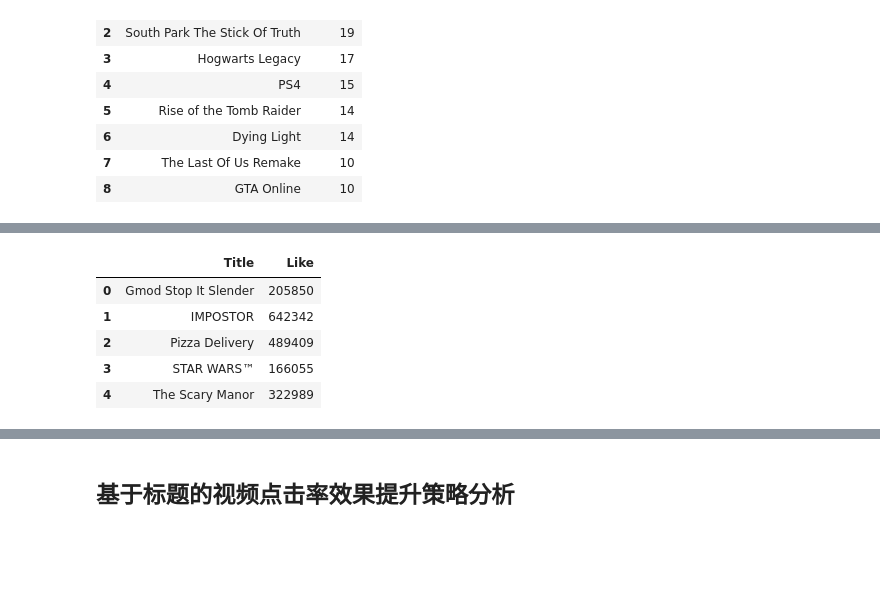
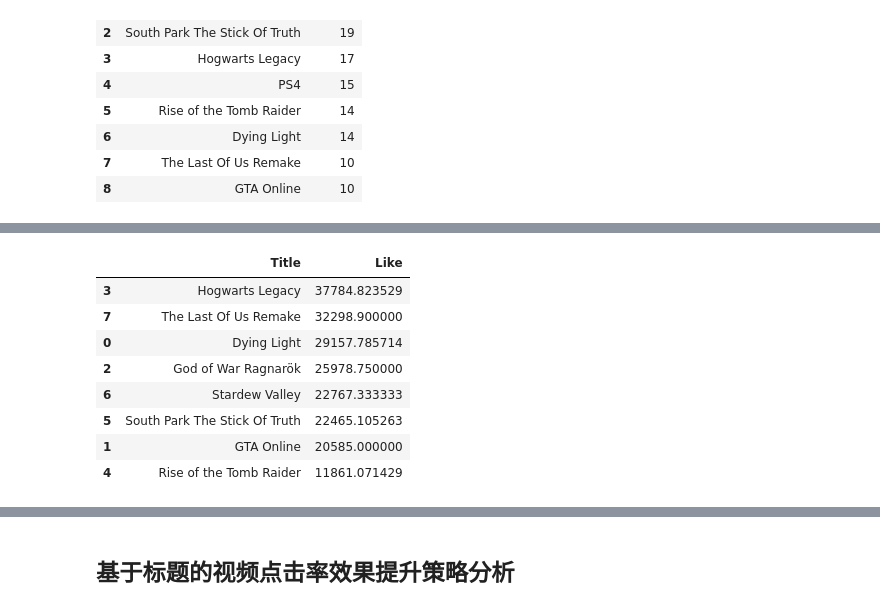
Before and after one commit to CoolBoy-beep/CoolBoy-beep.github.io, a Jupyter notebook: 基于HeartRocker泰国游戏主播的游戏市场调查.ipynb, the cells around one changed output, grey strips where cells are left out. Drawn from its saved outputs; the diff is of its cells as text; code cells hidden in the pictures; blank space fills up the shorter version.

```diff
--- a/基于HeartRocker泰国游戏主播的游戏市场调查.ipynb
+++ b/基于HeartRocker泰国游戏主播的游戏市场调查.ipynb
@@ -461,25 +447,30 @@ CLike
 # %%
 sum=0
 OLike=[]
 RLike=[]
-for i in range(len(Clike)):
+for i in range(len(CLike)):
     for k in TryT['Txt']:
-        if k == Clike['Txt'].iloc[sum]:
-            OLike.append(Clike['Like'].iloc[sum])
+        if k == CLike['Txt'].iloc[sum]:
+            OLike.append(CLike['Like'].iloc[sum])
             RLike.append(CLike['Txt'].iloc[sum])
     sum+=1
 Combind=pd.concat([pd.DataFrame(RLike),pd.DataFrame(OLike)],axis=1)
 Combind.columns=['Title','Like']
-Combind=Combind.drop(0).drop(2).drop(6).drop(7)
+Combind=Combind.drop(4)
 Combind=Combind.reset_index().drop('index',axis=1)
+Combind=Combind.sort_values('Like',ascending=False)
+Combind.to_csv('./Combind.csv')
 Combind
 # %% [output]
 |  | Title | Like |
-| 0 | Gmod Stop It Slender | 205850 |
-| 1 | IMPOSTOR | 642342 |
-| 2 | Pizza Delivery | 489409 |
-| 3 | STAR WARS™ | 166055 |
-| 4 | The Scary Manor | 322989 |
+| 3 | Hogwarts Legacy | 37784.823529 |
+| 7 | The Last Of Us Remake | 32298.900000 |
+| 0 | Dying Light | 29157.785714 |
+| 2 | God of War Ragnarök | 25978.750000 |
+| 6 | Stardew Valley | 22767.333333 |
+| 5 | South Park The Stick Of Truth | 22465.105263 |
+| 1 | GTA Online | 20585.000000 |
+| 4 | Rise of the Tomb Raider | 11861.071429 |
 # %%
 import matplotlib.pyplot as plt
 import pandas as pd
```
Also changed, not shown: parts of 6 cells of this notebook, 3 other files.
